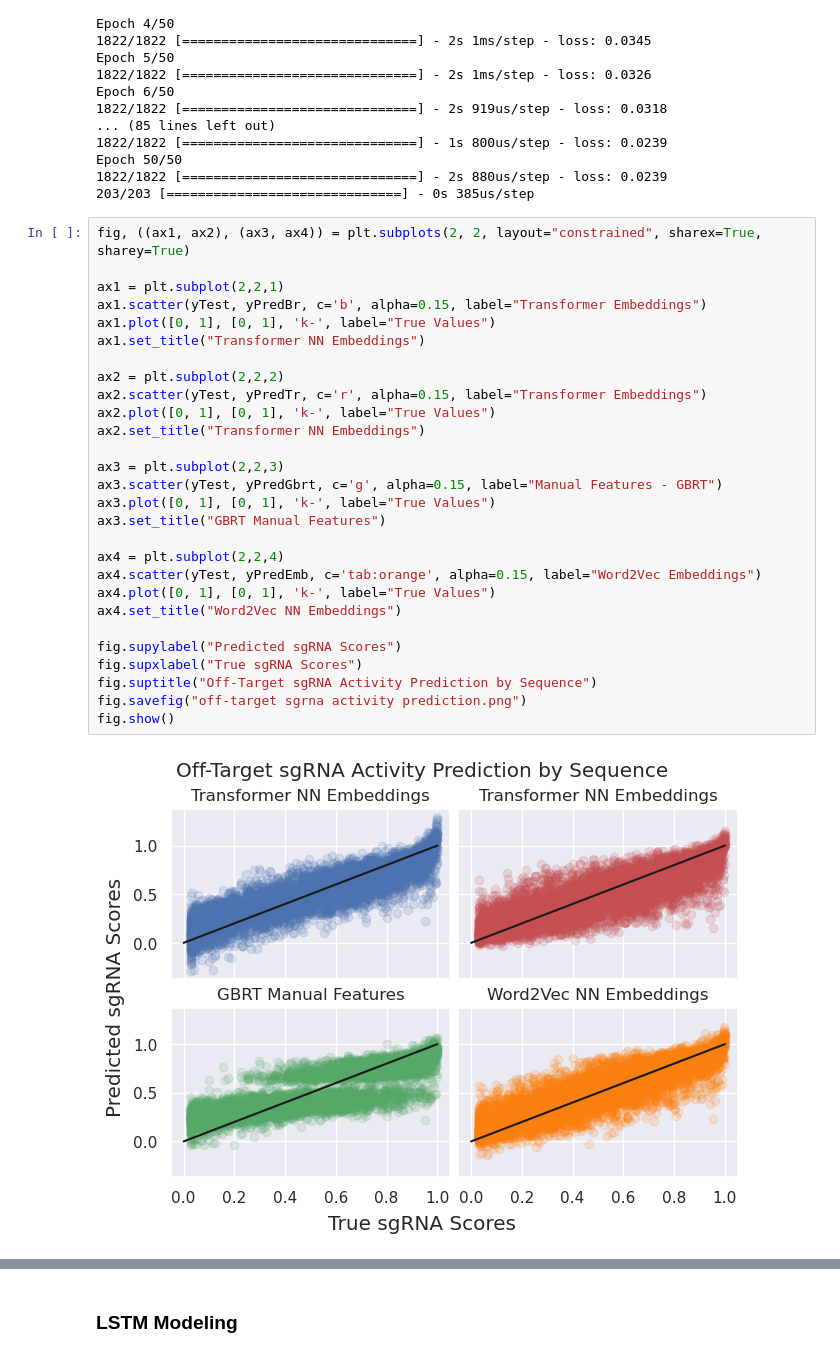
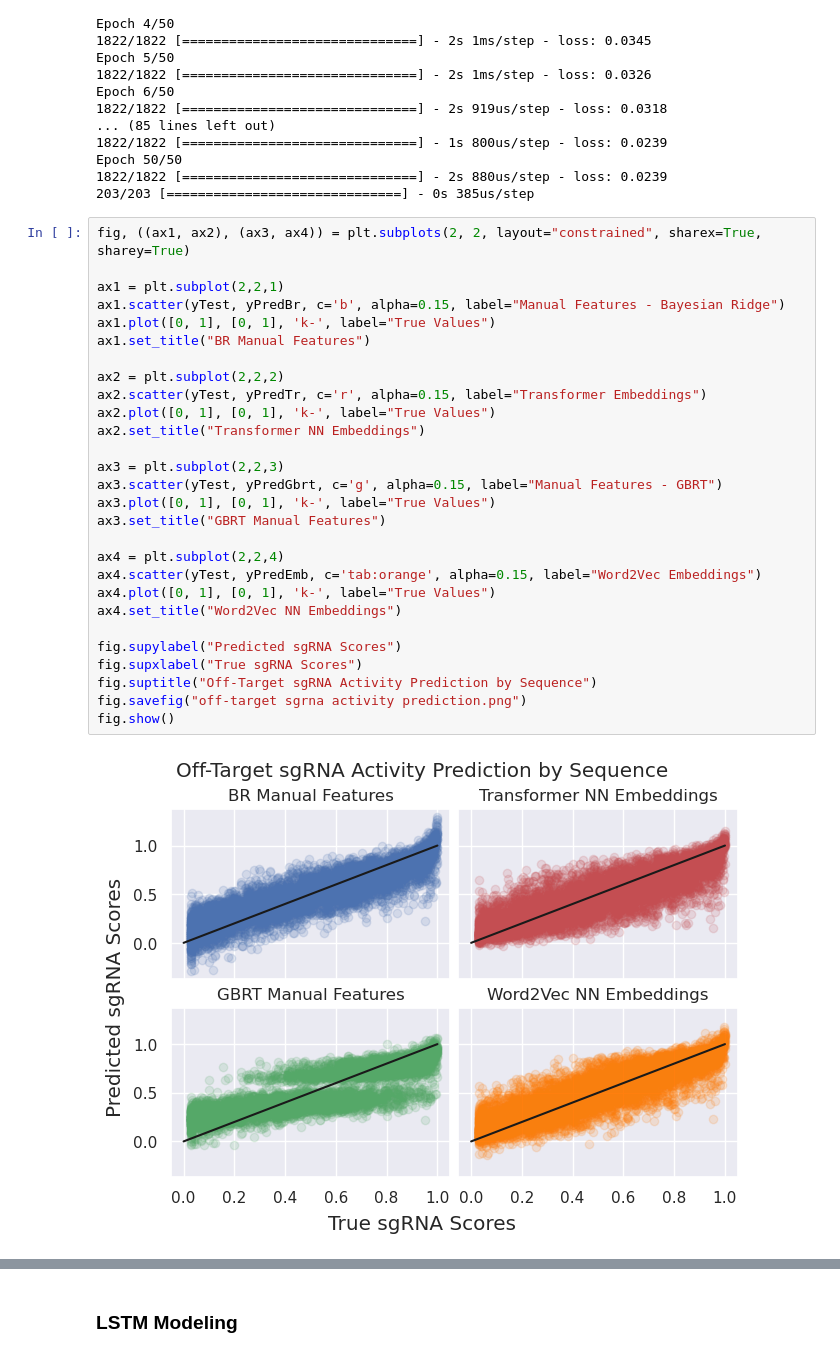
Before and after one commit to hayitsian/Gene-Editing-Guide-LM, a Jupyter notebook: models/colab_NLP_Model.ipynb, the cells around one changed output, grey strips where cells are left out. Drawn from its saved outputs; the diff is of its cells as text.

```diff
--- a/models/colab_NLP_Model.ipynb
+++ b/models/colab_NLP_Model.ipynb
@@ -552,33 +552,33 @@ Epoch 50/50
 # %%
 fig, ((ax1, ax2), (ax3, ax4)) = plt.subplots(2, 2, layout="constrained", sharex=True, sharey=True)
 
 ax1 = plt.subplot(2,2,1)
-ax1.scatter(yTest, yPredBr, c='b', alpha=0.15, label="Transformer Embeddings")
+ax1.scatter(yTest, yPredBr, c='b', alpha=0.15, label="Manual Features - Bayesian Ridge")
 ax1.plot([0, 1], [0, 1], 'k-', label="True Values")
-ax1.set_title("Transformer NN Embeddings")
+ax1.set_title("BR Manual Features")
 
 ax2 = plt.subplot(2,2,2)
 ax2.scatter(yTest, yPredTr, c='r', alpha=0.15, label="Transformer Embeddings")
 ax2.plot([0, 1], [0, 1], 'k-', label="True Values")
 ax2.set_title("Transformer NN Embeddings")
 
 ax3 = plt.subplot(2,2,3)
 ax3.scatter(yTest, yPredGbrt, c='g', alpha=0.15, label="Manual Features - GBRT")
 ax3.plot([0, 1], [0, 1], 'k-', label="True Values")
 ax3.set_title("GBRT Manual Features")
 
 ax4 = plt.subplot(2,2,4)
 ax4.scatter(yTest, yPredEmb, c='tab:orange', alpha=0.15, label="Word2Vec Embeddings")
 ax4.plot([0, 1], [0, 1], 'k-', label="True Values")
 ax4.set_title("Word2Vec NN Embeddings")
 
 fig.supylabel("Predicted sgRNA Scores")
 fig.supxlabel("True sgRNA Scores")
 fig.suptitle("Off-Target sgRNA Activity Prediction by Sequence")
 fig.savefig("off-target sgrna activity prediction.png")
 fig.show()
 # %% [output]
-[figure, old version]
+[figure, new version]
 # %%
 model = BayesianRidge()
 br_metrics = cross_validate_regression(model, xRaw, y)
```
Also changed, not shown: parts of 4 cells of this notebook, 27 other files.
